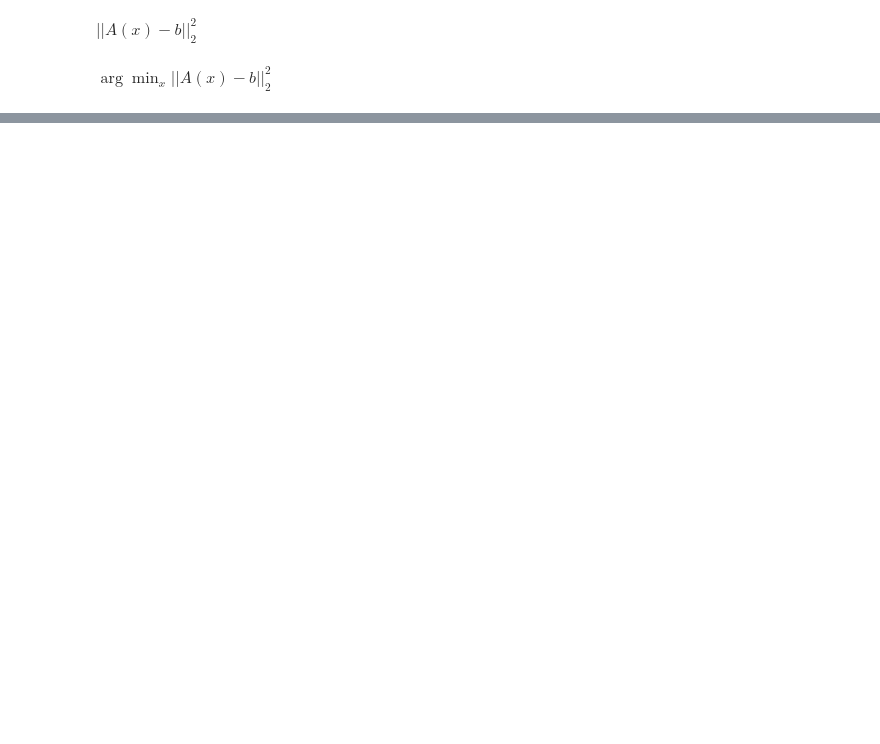
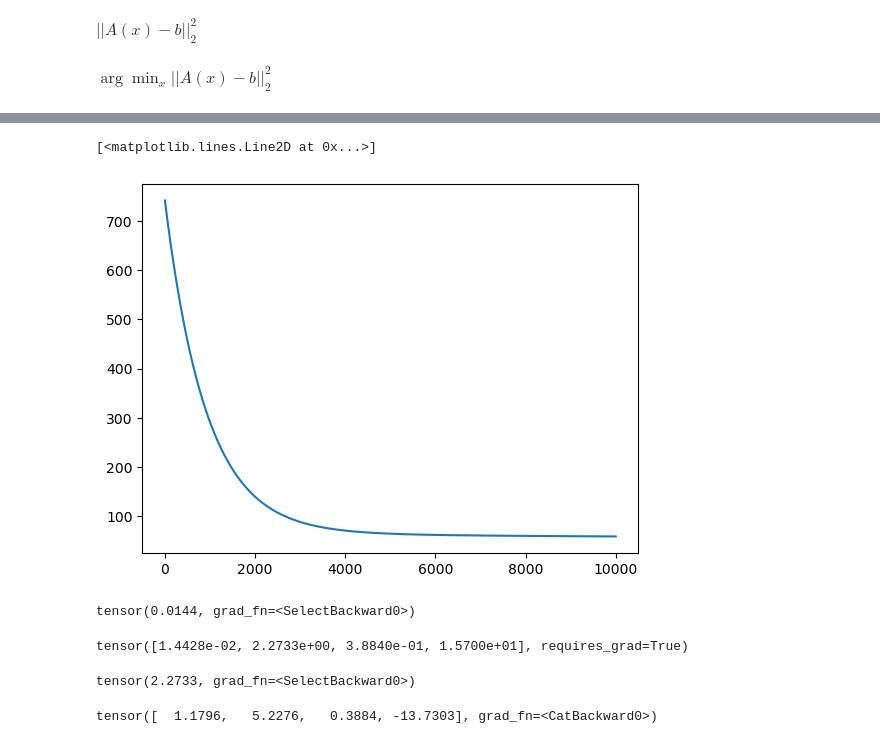
Before and after one commit to itsMustafamr/NerF, a Jupyter notebook: Intro.ipynb, the cells around one changed output, grey strips where cells are left out. Saved outputs shown, nothing was run; the diff lists cells and outputs as text; code cells hidden in the pictures; blank space fills up the shorter version.

```diff
--- a/Intro.ipynb
+++ b/Intro.ipynb
@@ -72,0 +143,50 @@ x = torch.tensor([0., 0., 0., 0.]),
+# %%
+import torch
+
+# Example tensors
+x = torch.tensor([0., 0., 0., 0.], requires_grad=True)
+optimizer = torch.optim.SGD([x], lr=1e-4)
+
+def simulator(x, t=3):
+
+    x0, v0 = x[:2], x[2:]
+
+    a = torch.tensor([0, -9.81])
+    v = v0 + a * t
+    x = x0 + v0 * t + .5 * a * t**2
+
+    return torch.cat((x, v))
+# Example target value
+b = torch.tensor([1., 1., 1., 1.])
+
+train_loss = []
+for epoch in range(10000):
+    Ax = simulator(x, t=3)  # This should create a new computation graph
+    loss = ((Ax - b)**2).mean()
+
+    optimizer.zero_grad()
+    loss.backward()  # Default is fine unless you intentionally need to reuse the graph
+    optimizer.step()
+
+    train_loss.append(loss.item())
+# %%
+plt.plot(train_loss)
+# %% [output]
+[<matplotlib.lines.Line2D at 0x...>]
+[figure, added]
+# %%
+x[0]
+# %% [output]
+tensor(0.0144, grad_fn=<SelectBackward0>)
+# %%
+x
+# %% [output]
+tensor([1.4428e-02, 2.2733e+00, 3.8840e-01, 1.5700e+01], requires_grad=True)
+# %%
+x[1]
+# %% [output]
+tensor(2.2733, grad_fn=<SelectBackward0>)
+# %%
+Ax
+# %% [output]
+tensor([  1.1796,   5.2276,   0.3884, -13.7303], grad_fn=<CatBackward0>)
```
Also changed, not shown: parts of 7 cells of this notebook, 1 other file.
